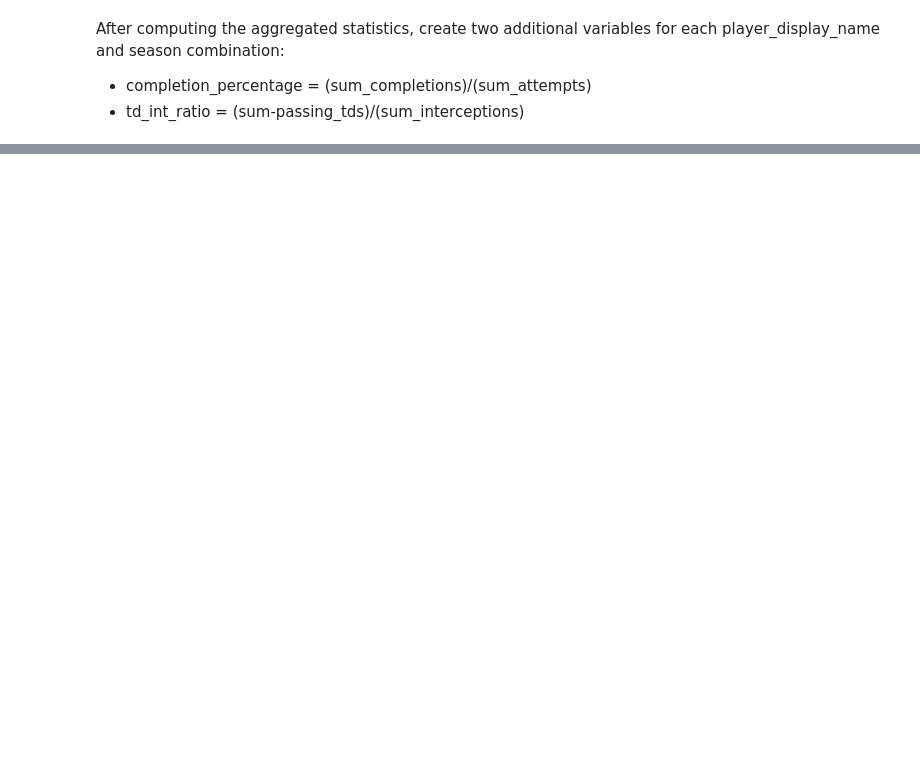
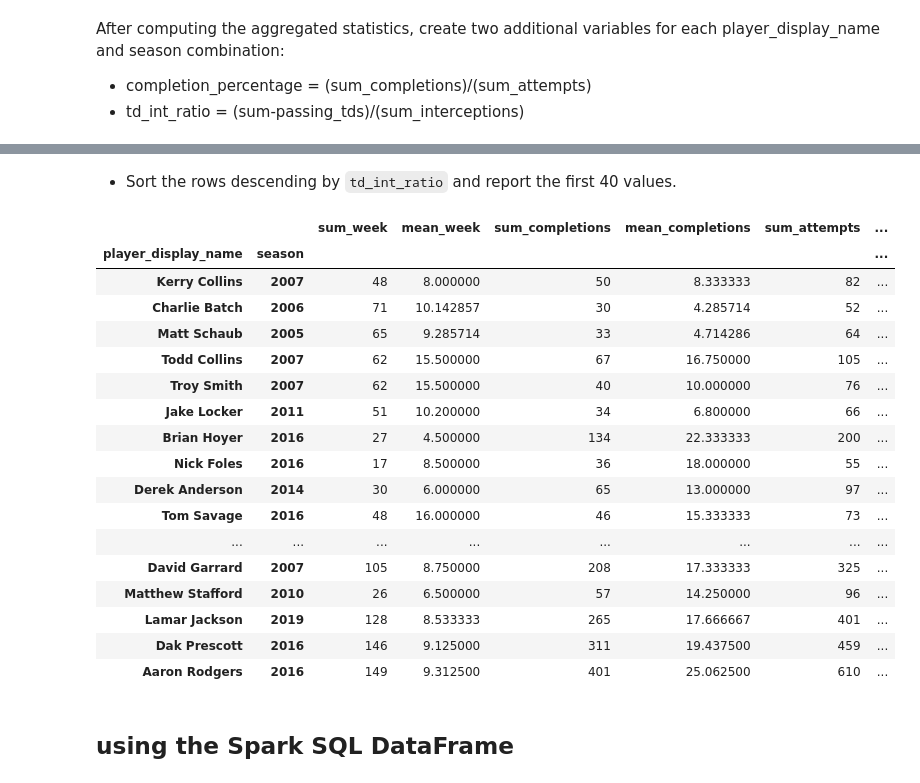
Before and after one commit to hzhoujoy/ST554_Project2, a Jupyter notebook: project2.ipynb, the cells around one changed output, grey strips where cells are left out. Drawn from its saved outputs; the diff is of its cells as text; code cells hidden in the pictures; blank space fills up the shorter version.

```diff
--- a/project2.ipynb
+++ b/project2.ipynb
@@ -1095,0 +1108,25 @@ Save the result of above as an object. With that object
+# %% [markdown]
+- Sort the rows descending by `td_int_ratio` and report the first 40 values.
+# %%
+stats_sub.sort_values(by=['td_int_ratio'], ascending=False).head(40)
+# %% [output]
+|  |  | sum_week | mean_week | sum_completions | mean_completions | sum_attempts | ... |
+| player_display_name | season |  |  |  |  |  | ... |
+| Kerry Collins | 2007 | 48 | 8.000000 | 50 | 8.333333 | 82 | ... |
+| Charlie Batch | 2006 | 71 | 10.142857 | 30 | 4.285714 | 52 | ... |
+| Matt Schaub | 2005 | 65 | 9.285714 | 33 | 4.714286 | 64 | ... |
+| Todd Collins | 2007 | 62 | 15.500000 | 67 | 16.750000 | 105 | ... |
+| Troy Smith | 2007 | 62 | 15.500000 | 40 | 10.000000 | 76 | ... |
+| Jake Locker | 2011 | 51 | 10.200000 | 34 | 6.800000 | 66 | ... |
+| Brian Hoyer | 2016 | 27 | 4.500000 | 134 | 22.333333 | 200 | ... |
+| Nick Foles | 2016 | 17 | 8.500000 | 36 | 18.000000 | 55 | ... |
+| Derek Anderson | 2014 | 30 | 6.000000 | 65 | 13.000000 | 97 | ... |
+| Tom Savage | 2016 | 48 | 16.000000 | 46 | 15.333333 | 73 | ... |
+| ... | ... | ... | ... | ... | ... | ... | ... |
+| David Garrard | 2007 | 105 | 8.750000 | 208 | 17.333333 | 325 | ... |
+| Matthew Stafford | 2010 | 26 | 6.500000 | 57 | 14.250000 | 96 | ... |
+| Lamar Jackson | 2019 | 128 | 8.533333 | 265 | 17.666667 | 401 | ... |
+| Dak Prescott | 2016 | 146 | 9.125000 | 311 | 19.437500 | 459 | ... |
+| Aaron Rodgers | 2016 | 149 | 9.312500 | 401 | 25.062500 | 610 | ... |
+# %% [markdown]
+## using the Spark SQL DataFrame
```
Also changed, not shown: parts of 33 cells of this notebook.
